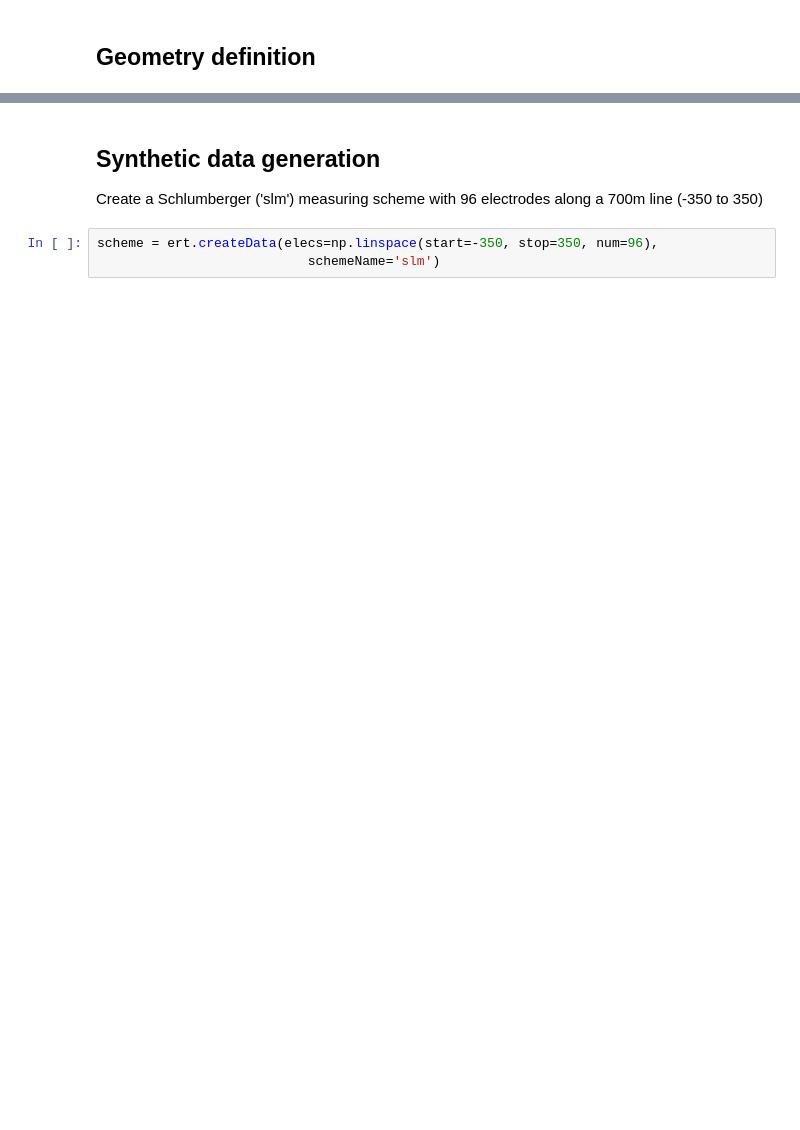
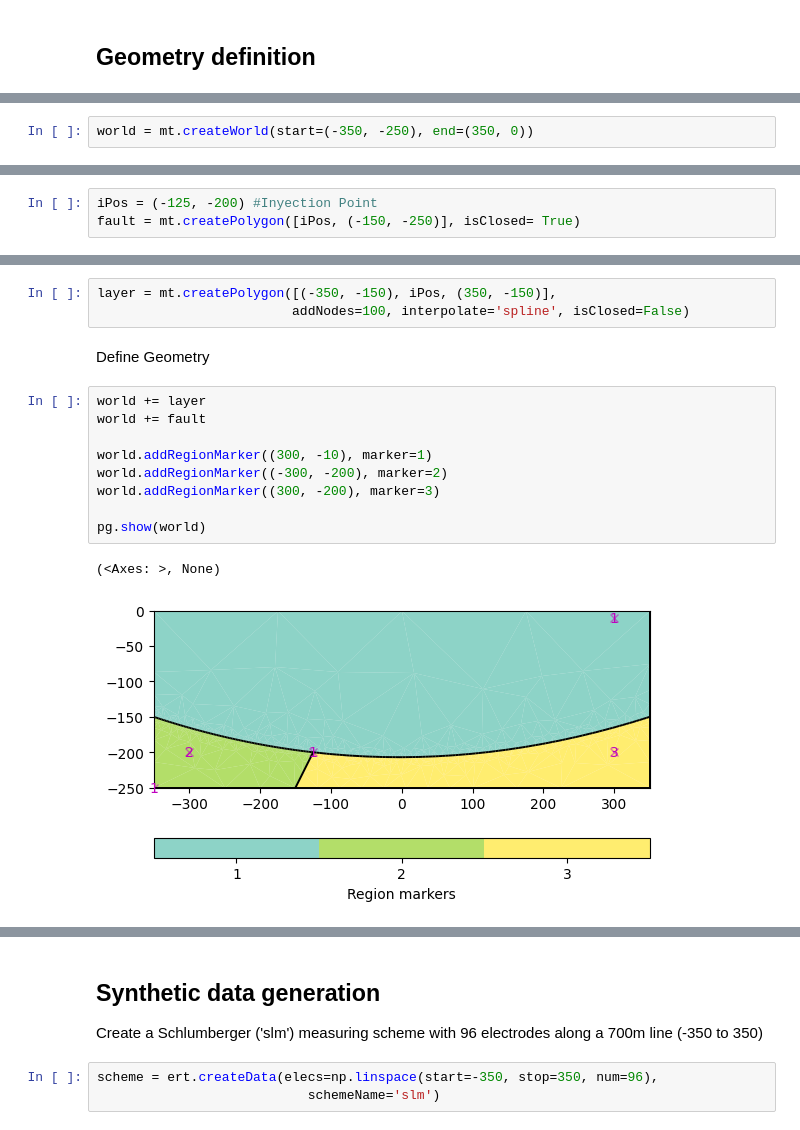
Before and after one commit to jcmefra/Aguas_Vichy, a Jupyter notebook: Modelling_complex.ipynb, the cells around one changed output, grey strips where cells are left out. Cells and saved outputs as stored; diff of their text form; blank space fills up the shorter version.

```diff
--- a/Modelling_complex.ipynb
+++ b/Modelling_complex.ipynb
@@ -65,0 +38,2 @@ x2, y1 = fsolve(f, [-100, -200])
+# %%
+world = mt.createWorld(start=(-350, -250), end=(350, 0))
@@ -66 +44,4 @@ x2, y1 = fsolve(f, [-100, -200])
+# %%
+iPos = (-125, -200) #Inyection Point
+fault = mt.createPolygon([iPos, (-150, -250)], isClosed= True)
 # %% [markdown]
@@ -104,0 +49,17 @@ pg.show(geom)
+# %%
+layer = mt.createPolygon([(-350, -150), iPos, (350, -150)],
+                         addNodes=100, interpolate='spline', isClosed=False)
+# %% [markdown]
+Define Geometry
+# %%
+world += layer
+world += fault
+
+world.addRegionMarker((300, -10), marker=1)
+world.addRegionMarker((-300, -200), marker=2)
+world.addRegionMarker((300, -200), marker=3)
+
+pg.show(world)
+# %% [output]
+(<Axes: >, None)
+[figure, added]
```
Also changed, not shown: parts of 30 cells of this notebook, 1 other file.
